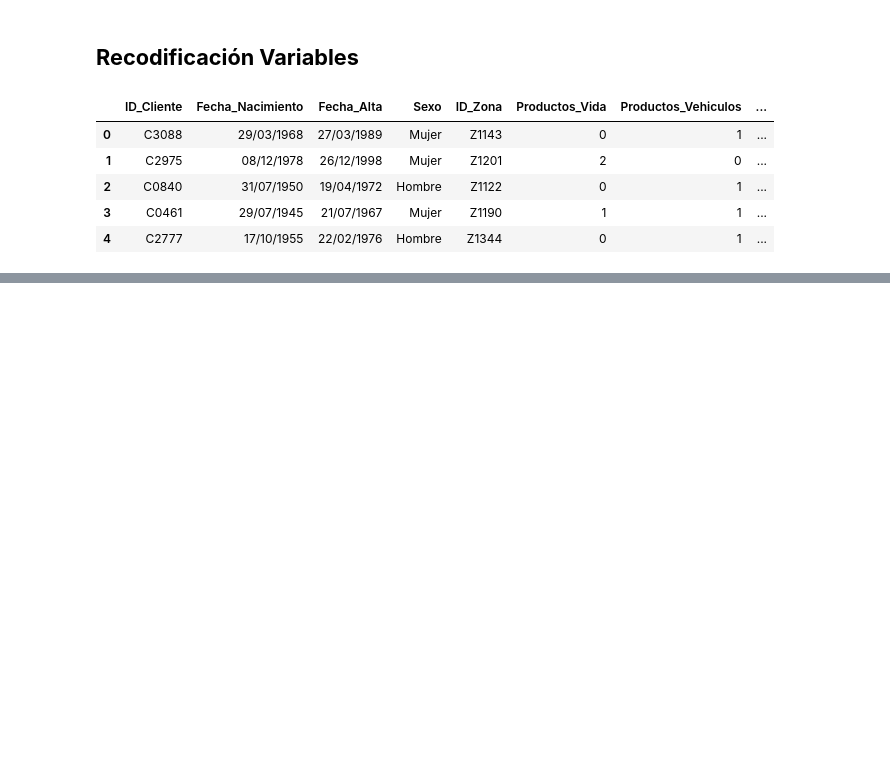
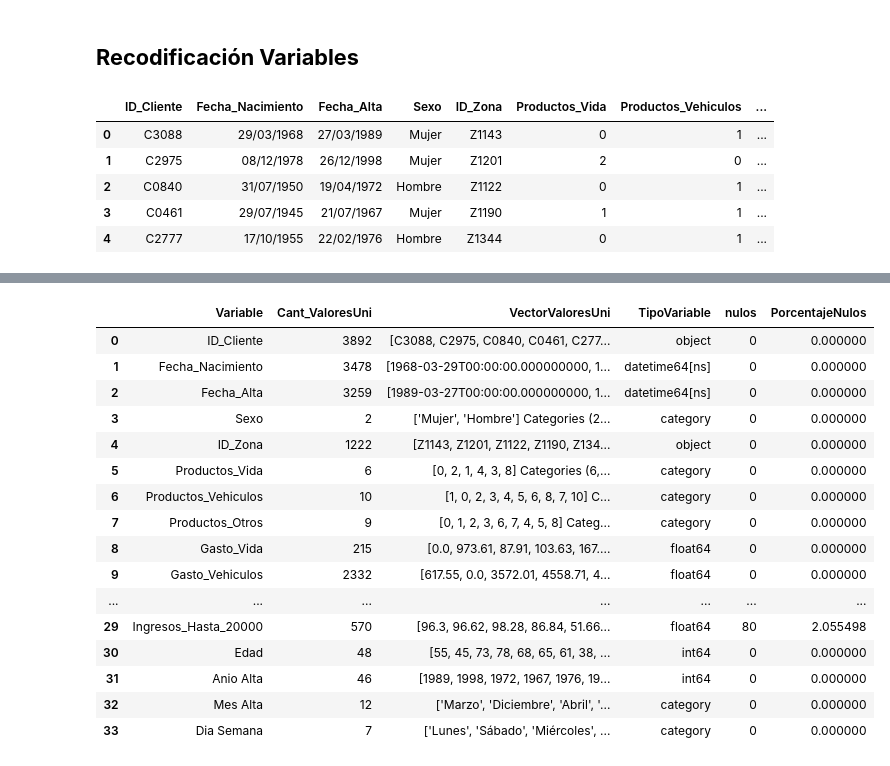
Before and after one commit to Oscar19922017/ProyectoPropensionCompra, a Jupyter notebook: EDA_PropensionCompra.ipynb, the cells around one changed output, grey strips where cells are left out. Saved outputs shown, nothing was run; the diff lists cells and outputs as text; code cells hidden in the pictures; blank space fills up the shorter version.

```diff
--- a/EDA_PropensionCompra.ipynb
+++ b/EDA_PropensionCompra.ipynb
@@ -401,0 +503,8 @@ Diagnostico3
+# %%
+df_completa["Dia Semana"]=df_completa["Fecha_Alta"].dt.day_name() # nombre de dias en ingles
+# %%
+dias_en_español = {'Monday': 'Lunes', 'Tuesday': 'Martes', 'Wednesday': 'Miércoles',
+                   'Thursday': 'Jueves', 'Friday': 'Viernes', 'Saturday': 'Sábado',
+                   'Sunday': 'Domingo'}
+# %%
+df_completa["Dia Semana"]=df_completa["Fecha_Alta"].dt.day_name().map(dias_en_español)
@@ -401,0 +527,23 @@ Diagnostico3
+# %%
+df_completa[["Mes Alta","Dia Semana"]]=df_completa[["Mes Alta","Dia Semana"]].astype("category")
+# %%
+Diagnostico4=Mapeo(df_completa)
+Diagnostico4
+# %% [output]
+|  | Variable | Cant_ValoresUni | VectorValoresUni | TipoVariable | nulos | PorcentajeNulos |
+| 0 | ID_Cliente | 3892 | [C3088, C2975, C0840, C0461, C277... | object | 0 | 0.000000 |
+| 1 | Fecha_Nacimiento | 3478 | [1968-03-29T00:00:00.000000000, 1... | datetime64[ns] | 0 | 0.000000 |
+| 2 | Fecha_Alta | 3259 | [1989-03-27T00:00:00.000000000, 1... | datetime64[ns] | 0 | 0.000000 |
+| 3 | Sexo | 2 | ['Mujer', 'Hombre'] Categories (2... | category | 0 | 0.000000 |
+| 4 | ID_Zona | 1222 | [Z1143, Z1201, Z1122, Z1190, Z134... | object | 0 | 0.000000 |
+| 5 | Productos_Vida | 6 | [0, 2, 1, 4, 3, 8] Categories (6,... | category | 0 | 0.000000 |
+| 6 | Productos_Vehiculos | 10 | [1, 0, 2, 3, 4, 5, 6, 8, 7, 10] C... | category | 0 | 0.000000 |
+| 7 | Productos_Otros | 9 | [0, 1, 2, 3, 6, 7, 4, 5, 8] Categ... | category | 0 | 0.000000 |
+| 8 | Gasto_Vida | 215 | [0.0, 973.61, 87.91, 103.63, 167.... | float64 | 0 | 0.000000 |
+| 9 | Gasto_Vehiculos | 2332 | [617.55, 0.0, 3572.01, 4558.71, 4... | float64 | 0 | 0.000000 |
+| ... | ... | ... | ... | ... | ... | ... |
+| 29 | Ingresos_Hasta_20000 | 570 | [96.3, 96.62, 98.28, 86.84, 51.66... | float64 | 80 | 2.055498 |
+| 30 | Edad | 48 | [55, 45, 73, 78, 68, 65, 61, 38, ... | int64 | 0 | 0.000000 |
+| 31 | Anio Alta | 46 | [1989, 1998, 1972, 1967, 1976, 19... | int64 | 0 | 0.000000 |
+| 32 | Mes Alta | 12 | ['Marzo', 'Diciembre', 'Abril', '... | category | 0 | 0.000000 |
+| 33 | Dia Semana | 7 | ['Lunes', 'Sábado', 'Miércoles', ... | category | 0 | 0.000000 |
```
Also changed, not shown: parts of 17 cells of this notebook.
